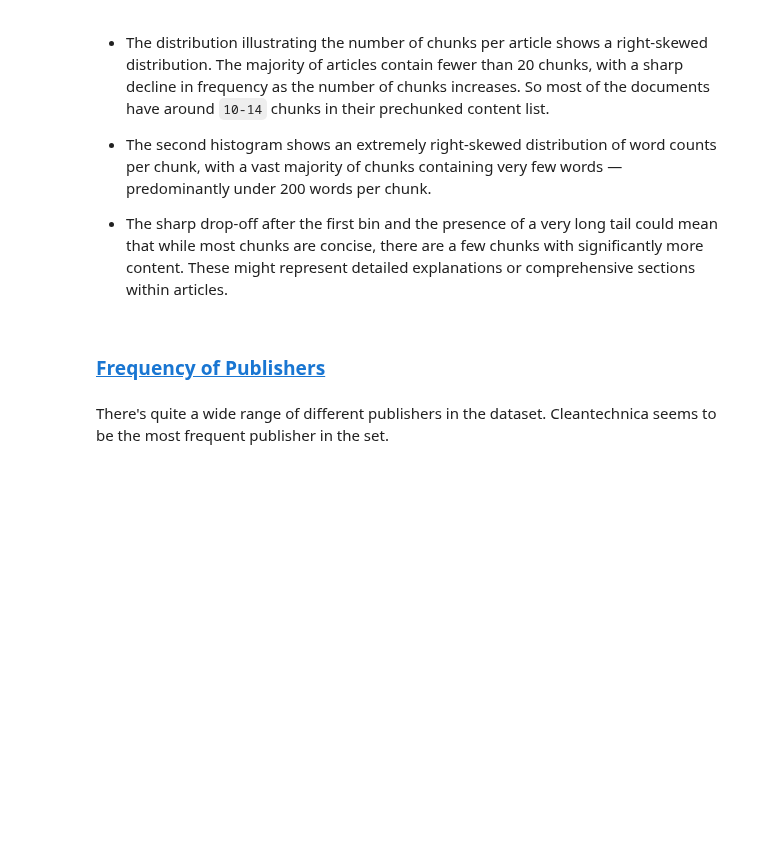
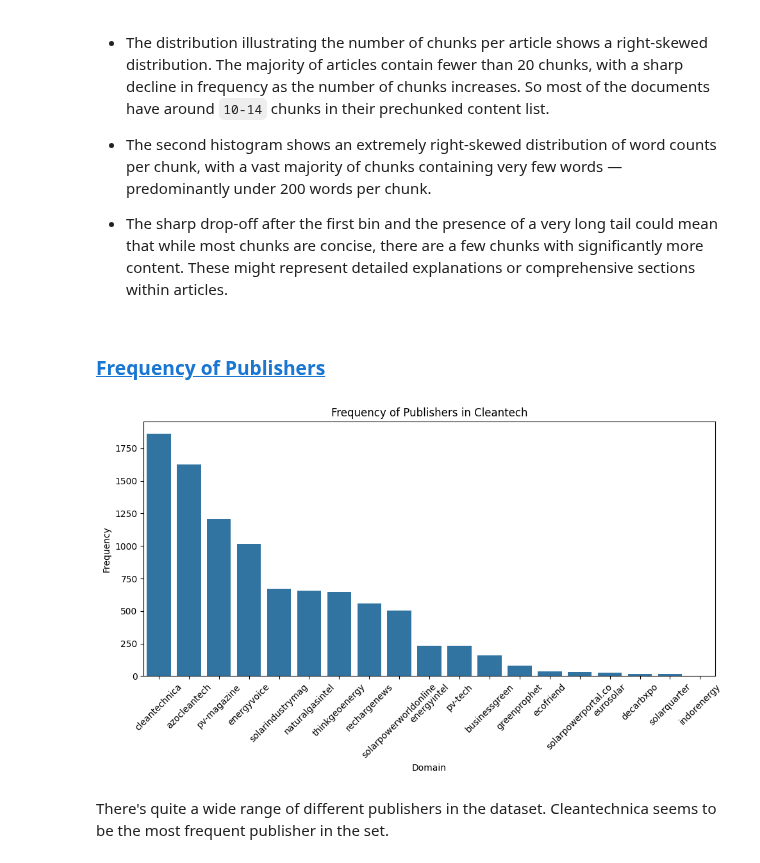
Before and after one commit to fhnw-ivy/npr-rag, a Jupyter notebook: notebooks/exploration.ipynb, the cells around one changed output. Cells and saved outputs as stored; diff of their text form; code cells hidden in the pictures; blank space fills up the shorter version.

```diff
--- a/notebooks/exploration.ipynb
+++ b/notebooks/exploration.ipynb
@@ -119,18 +119,20 @@ fig.show()
 # %%
 domain_freq = df['domain'].value_counts()
 domain_freq = domain_freq.reset_index()
 domain_freq.columns = ['domain', 'count']
 
-fig = go.Figure()
-fig.add_trace(go.Bar(x=domain_freq['domain'], y=domain_freq['count']))
+plt.figure(figsize=(10, 6))
+sns.barplot(x='domain', y='count', data=domain_freq)
 
-fig.update_layout(
-    title='Frequency of Publishers in Cleantech',
-    xaxis_title='Domain',
-    yaxis_title='Frequency'
-)
+plt.title('Frequency of Publishers in Cleantech')
+plt.xlabel('Domain')
+plt.ylabel('Frequency')
+plt.xticks(rotation=45)
 
-fig.show()
+plt.tight_layout()
+plt.show()
+# %% [output]
+[figure, added]
 # %% [markdown]
 There's quite a wide range of different publishers in the dataset. Cleantechnica seems to be the most frequent publisher in the set.
 # %% [markdown]
```
Also changed, not shown: parts of 2 cells of this notebook, 1 other file.
